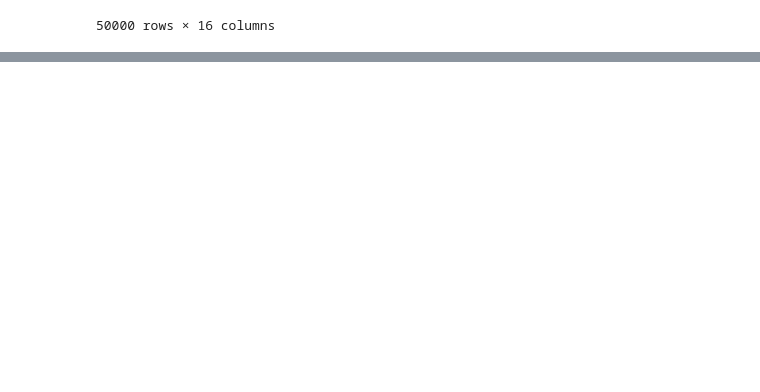
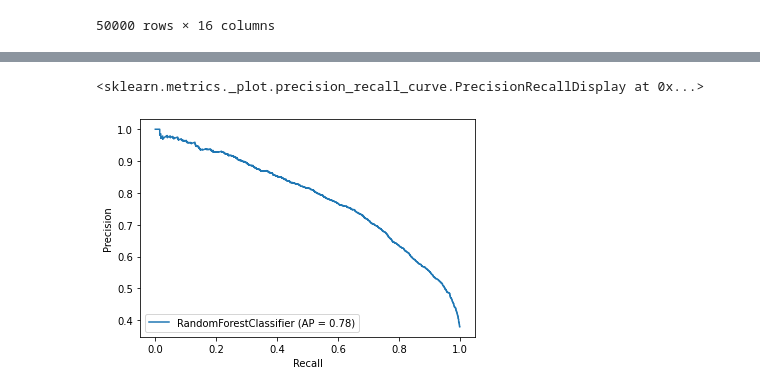
Before and after one commit to Pandeming/Springboard_London_Housing, a Jupyter notebook: 18 Ultimate Technologies Take-Home Challenge/Ultimate Technologies Take-Home Challenge.ipynb, the cells around one changed output, grey strips where cells are left out. Cells and saved outputs as stored; diff of their text form; code cells hidden in the pictures; blank space fills up the shorter version.

```diff
--- a/18 Ultimate Technologies Take-Home Challenge/Ultimate Technologies Take-Home Challenge.ipynb
+++ b/18 Ultimate Technologies Take-Home Challenge/Ultimate Technologies Take-Home Challenge.ipynb
@@ -525,0 +523,5 @@ Accuracy on test set: 0.7772
+# %%
+plot_precision_recall_curve(model, X_test, y_test)
+# %% [output]
+<sklearn.metrics._plot.precision_recall_curve.PrecisionRecallDisplay at 0x...>
+[figure, added]
```
Also changed, not shown: parts of 10 cells of this notebook.
